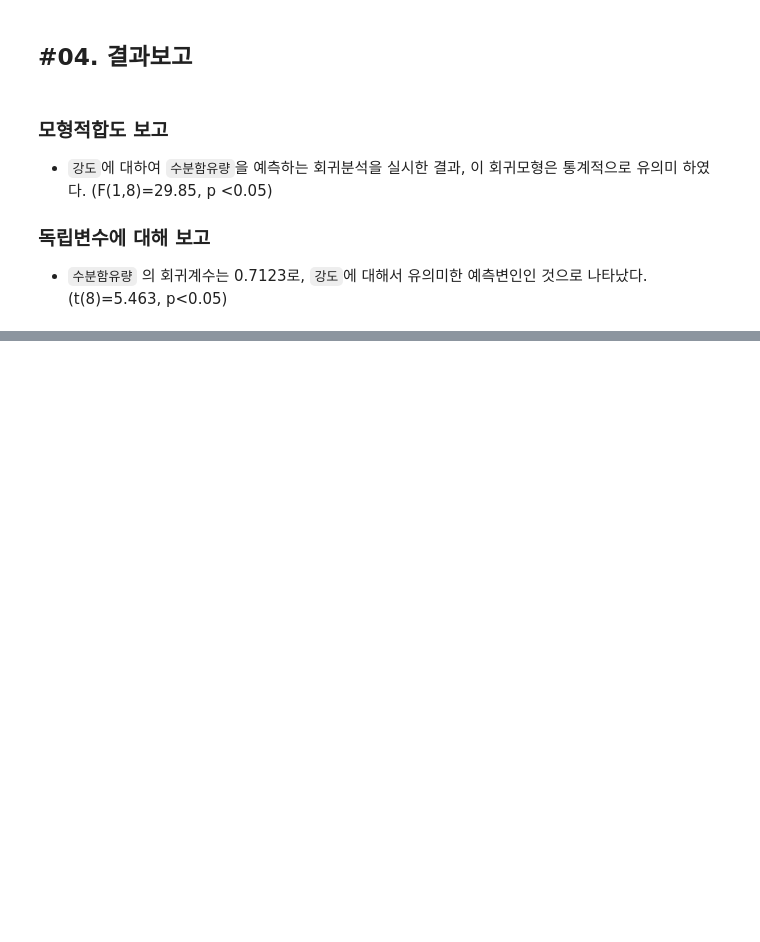
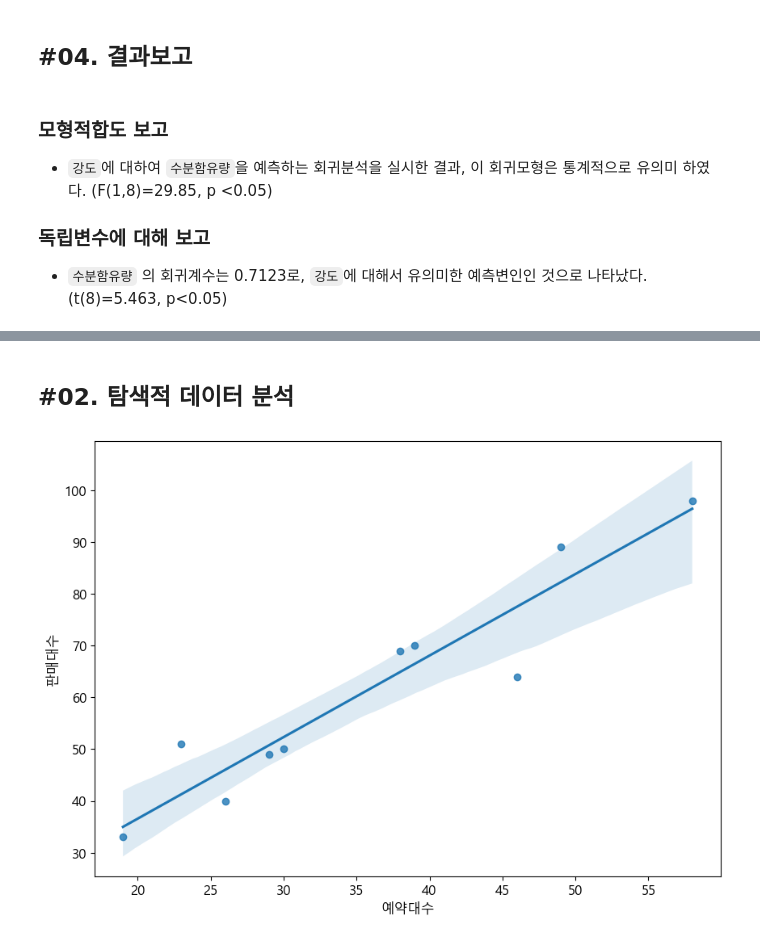
Before and after one commit to Jeeunun/Data_analysis_education_Closed, a Jupyter notebook: data_analysis/E.확증적_데이터_분석/04_회귀분석/연습문제.ipynb, the cells around one changed output, grey strips where cells are left out. Cells and saved outputs as stored; diff of their text form; code cells hidden in the pictures; blank space fills up the shorter version.

```diff
--- a/data_analysis/E.확증적_데이터_분석/04_회귀분석/연습문제.ipynb
+++ b/data_analysis/E.확증적_데이터_분석/04_회귀분석/연습문제.ipynb
@@ -127,0 +136,3 @@ Notes:
+# %%
+df2 = read_excel("https://data.hossam.kr/E04/aircon.xlsx")
+df2
@@ -127,0 +151,14 @@ Notes:
+# %% [markdown]
+## #02. 탐색적 데이터 분석
+# %%
+# 그래프 초기화
+plt.rcParams['font.family'] = 'Malgun Gothic'
+plt.rcParams['font.size'] = 12
+plt.rcParams['figure.figsize'] = (10,7)
+plt.rcParams['axes.unicode_minus'] = False
+# %%
+sb.regplot(df2, x='예약대수', y='판매대수')
+plt.show()
+plt.close()
+# %% [output]
+[figure, added]
```
Also changed, not shown: parts of 26 cells of this notebook.
